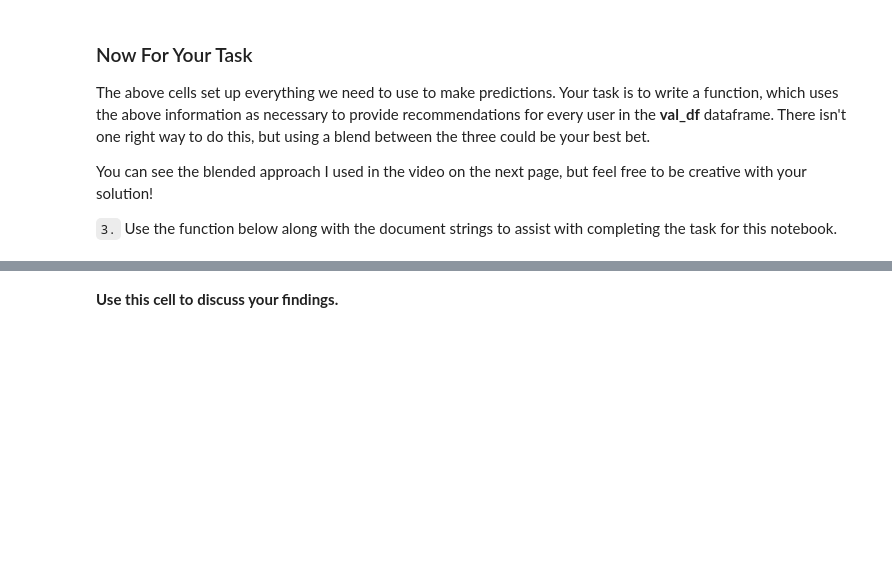
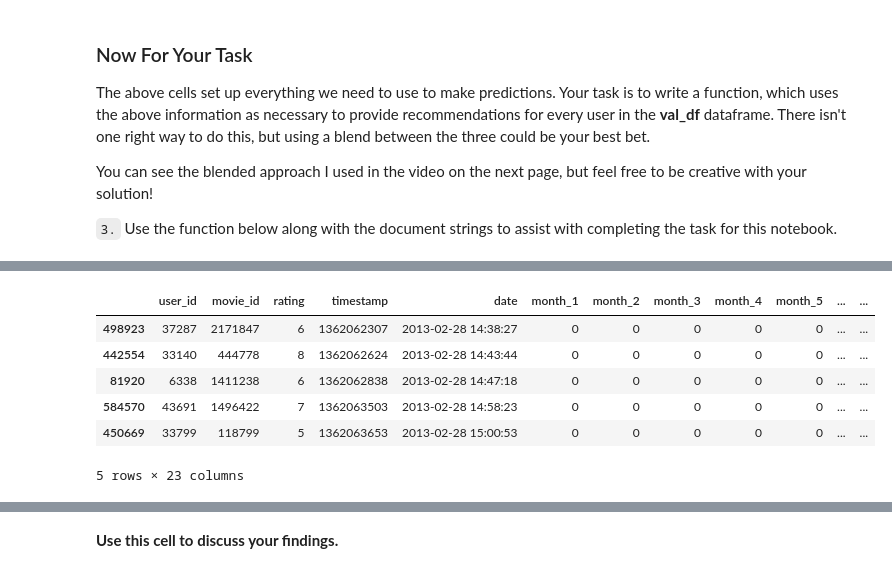
Before and after one commit to RocioLiu/Data-Scientist, a Jupyter notebook: 5_Experimental-Design-&-Recommendations/L7_Matrix-Factorization-to-Recommendations/4_Cold_Start_Problem.ipynb, the cells around one changed output, grey strips where cells are left out. Drawn from its saved outputs; the diff is of its cells as text; code cells hidden in the pictures; blank space fills up the shorter version.

```diff
--- a/5_Experimental-Design-&-Recommendations/L7_Matrix-Factorization-to-Recommendations/4_Cold_Start_Problem.ipynb
+++ b/5_Experimental-Design-&-Recommendations/L7_Matrix-Factorization-to-Recommendations/4_Cold_Start_Problem.ipynb
@@ -354,0 +373,11 @@ You can see the blended approach I used in the video on the next page, but feel
+# %%
+# train_df is first 8000th records of reviews
+train_df.head()
+# %% [output]
+|  | user_id | movie_id | rating | timestamp | date | month_1 | month_2 | month_3 | month_4 | month_5 | ... | ... |
+| 498923 | 37287 | 2171847 | 6 | 1362062307 | 2013-02-28 14:38:27 | 0 | 0 | 0 | 0 | 0 | ... | ... |
+| 442554 | 33140 | 444778 | 8 | 1362062624 | 2013-02-28 14:43:44 | 0 | 0 | 0 | 0 | 0 | ... | ... |
+| 81920 | 6338 | 1411238 | 6 | 1362062838 | 2013-02-28 14:47:18 | 0 | 0 | 0 | 0 | 0 | ... | ... |
+| 584570 | 43691 | 1496422 | 7 | 1362063503 | 2013-02-28 14:58:23 | 0 | 0 | 0 | 0 | 0 | ... | ... |
+| 450669 | 33799 | 118799 | 5 | 1362063653 | 2013-02-28 15:00:53 | 0 | 0 | 0 | 0 | 0 | ... | ... |
+5 rows × 23 columns
```
Also changed, not shown: parts of 26 cells of this notebook.
